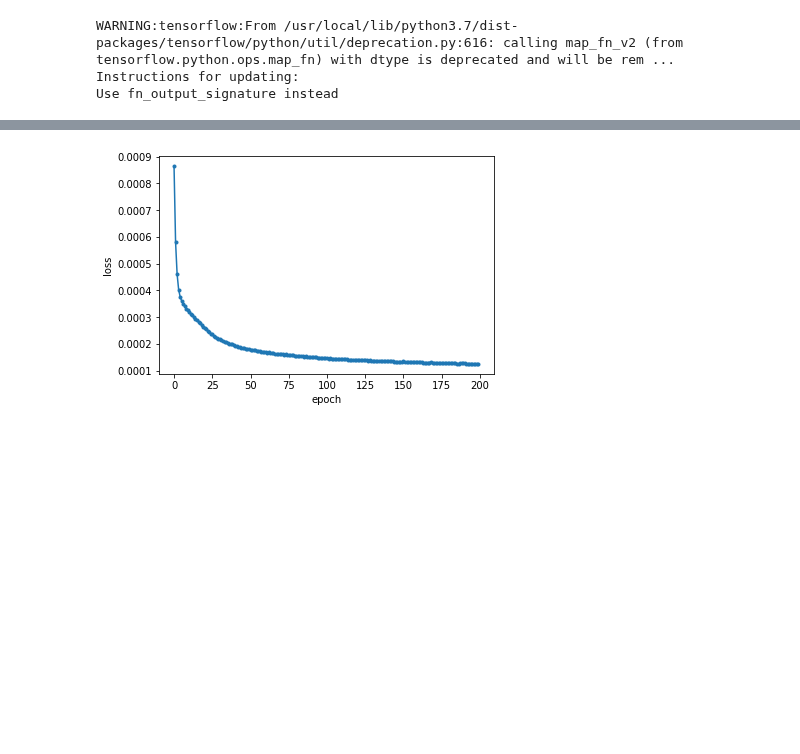
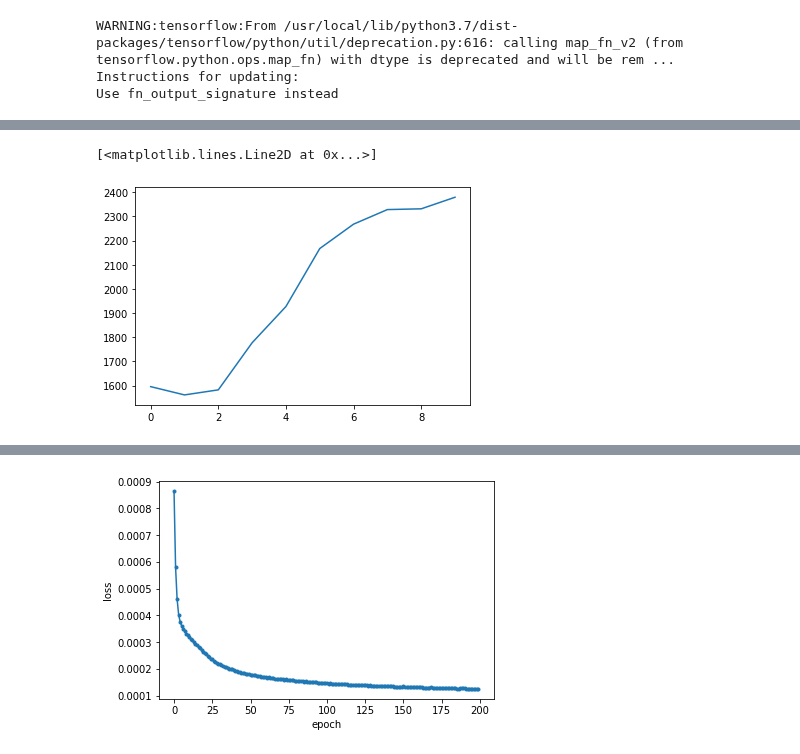
Before and after one commit to mahdimplus/DeepRetroMoco, a Jupyter notebook: Network/train_with validation data.ipynb, the cells around one changed output, grey strips where cells are left out. Saved outputs shown, nothing was run; the diff lists cells and outputs as text; code cells hidden in the pictures; blank space fills up the shorter version.

```diff
--- a/Network/train_with validation data.ipynb
+++ b/Network/train_with validation data.ipynb
@@ -355,3 +321,0 @@ f.shape[0]*f.shape[1]
-# %%
-final= np.sum(f[f <1000000])/(f.shape[0]*f.shape[1])
-final
@@ -360,9 +321,0 @@ final
-# %%
-M=(z1+z2)/2
-std1=(z1-M)**2
-std2=(z2-M)**2
-std=np.sqrt((std1+std2)/2)
-#std[np.argwhere(std == 0)]=10e-5
-f=(M/std)
-f[f >1000000]=0
-np.average(f)
@@ -399,7 +338,7 @@ def TSNRR(source_input,transformer):
     final=final/4096
     return final
 # %%
-vxm_model.compile(optimizer='Adam', loss=losses, loss_weights=loss_weights, metrics=[TSNRR])
+vxm_model.compile(optimizer='Adam', loss=losses, loss_weights=loss_weights, metrics=[TSNRR,dic])
 # %%
 from keras.callbacks import ModelCheckpoint, ReduceLROnPlateau,EarlyStopping
 #es = EarlyStopping(monitor='transformer_TSNR', mode='max', min_delta=1, patience=5, verbose=1)
@@ -415,7 +354,8 @@ hist = vxm_model.fit(train_generator,
                                steps_per_epoch=steps_per_epoch,
                                verbose=2,
                                callbacks=[checkpoint],
-                               validation_data=val_generator(data_dir,1,1584,.3)
+                               validation_data=v_generator
+                               #val_step=5
                     );
 stop=time.time()
 print(f"Training Time:{stop-start}s")
@@ -423,0 +380,5 @@ Epoch 1/10
+# %%
+plt.plot(hist.history['val_transformer_TSNRR'])
+# %% [output]
+[<matplotlib.lines.Line2D at 0x...>]
+[figure, added]
```
Also changed, not shown: parts of 14 cells of this notebook.
